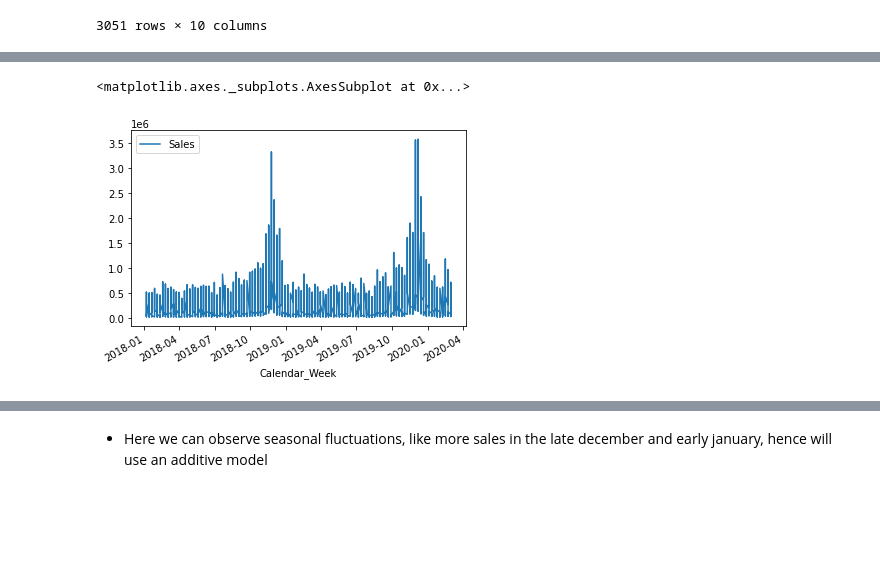
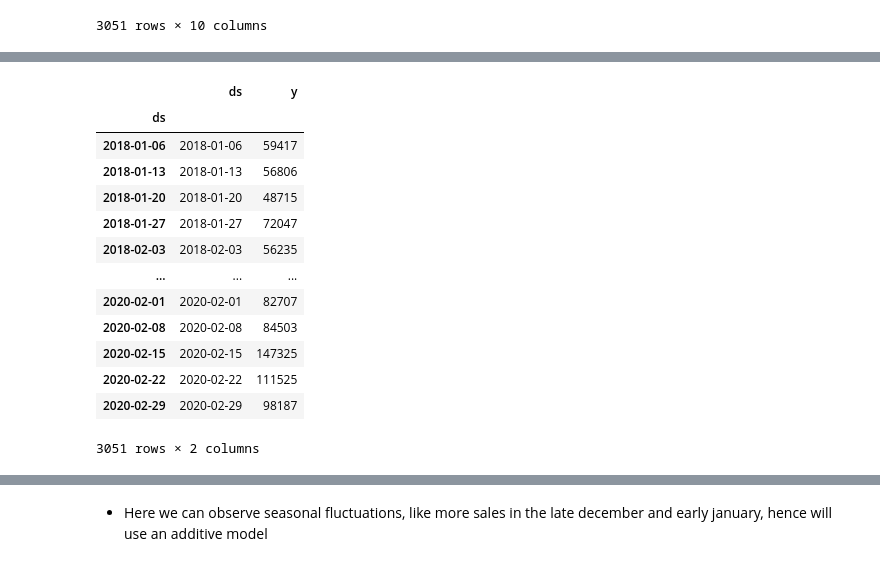
Before and after one commit to arjunjanamatti/ThinkStatsBook, a Jupyter notebook: learn_time_series/learn_prophet/Untitled.ipynb, the cells around one changed output, grey strips where cells are left out. Cells and saved outputs as stored; diff of their text form; code cells hidden in the pictures; blank space fills up the shorter version.

```diff
--- a/learn_time_series/learn_prophet/Untitled.ipynb
+++ b/learn_time_series/learn_prophet/Untitled.ipynb
@@ -22,6 +22,3 @@ sample_data
 | 3049 | Z | 2/22/2020 | 20713 | 30356 | 464178 | 6.085799e+05 | ... |
 | 3050 | Z | 2/29/2020 | 15990 | 26993 | 449032 | 4.390165e+05 | ... |
 3051 rows × 10 columns
-# %%
-sample_data = sample_data.loc[:, ['Calendar_Week', 'Sales']]
-sample_data
@@ -78,5 +24,0 @@ sample_data
-# %%
-sample_data.plot()
-# %% [output]
-<matplotlib.axes._subplots.AxesSubplot at 0x...>
-[figure, removed]
@@ -82,0 +53,18 @@ sample_data.plot()
+# %%
+processed_df = DataPreProcessing(sample_data)
+processed_df
+# %% [output]
+|  | ds | y |
+| ds |  |  |
+| 2018-01-06 | 2018-01-06 | 59417 |
+| 2018-01-13 | 2018-01-13 | 56806 |
+| 2018-01-20 | 2018-01-20 | 48715 |
+| 2018-01-27 | 2018-01-27 | 72047 |
+| 2018-02-03 | 2018-02-03 | 56235 |
+| ... | ... | ... |
+| 2020-02-01 | 2020-02-01 | 82707 |
+| 2020-02-08 | 2020-02-08 | 84503 |
+| 2020-02-15 | 2020-02-15 | 147325 |
+| 2020-02-22 | 2020-02-22 | 111525 |
+| 2020-02-29 | 2020-02-29 | 98187 |
+3051 rows × 2 columns
```
Also changed, not shown: parts of 10 cells of this notebook.
